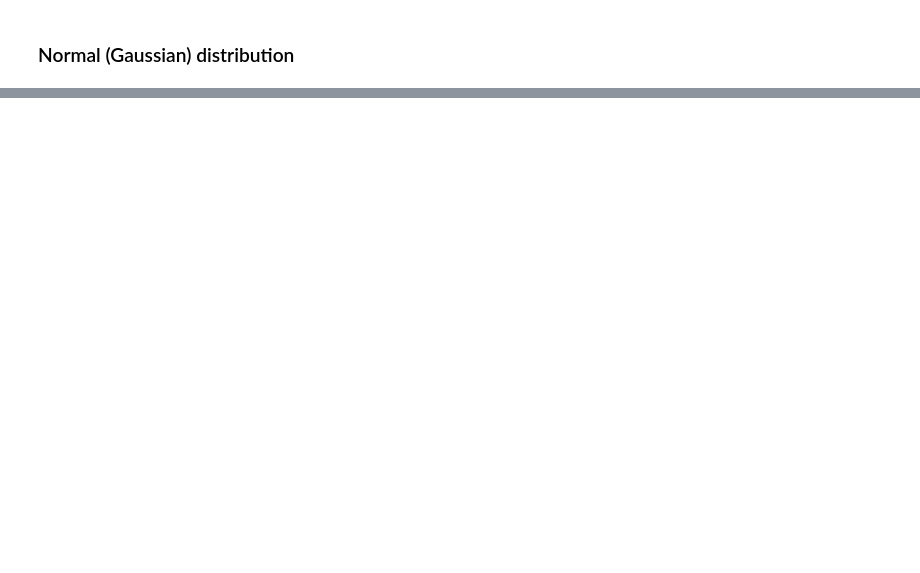
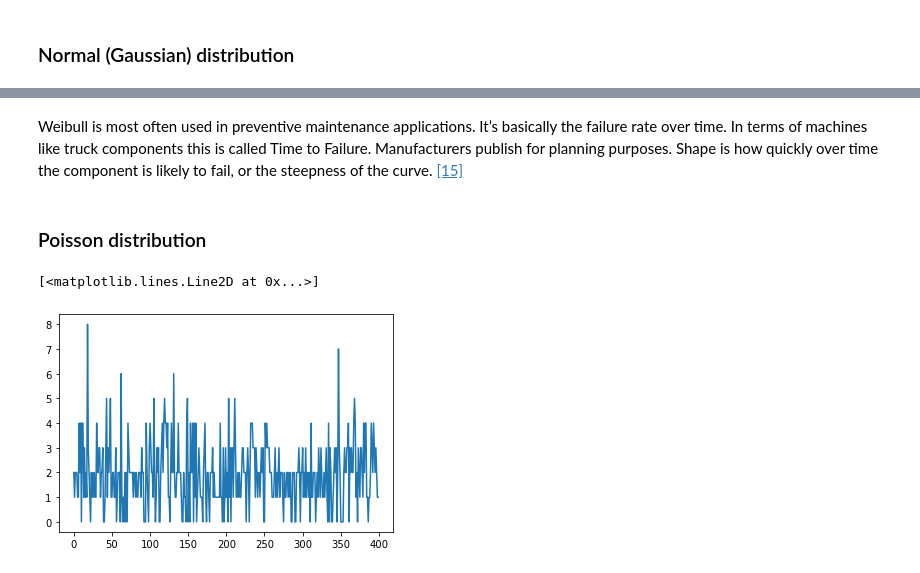
Before and after one commit to Anja585/SchoolAssignment-ProgrammingForDataAnalysis, a Jupyter notebook: numpy_random.ipynb, the cells around one changed output, grey strips where cells are left out. Cells and saved outputs as stored; diff of their text form; code cells hidden in the pictures; blank space fills up the shorter version.

```diff
--- a/numpy_random.ipynb
+++ b/numpy_random.ipynb
@@ -183,0 +197,10 @@ Using random() function in NumPy, we are saying to pick up the sample from the n
+# %% [markdown]
+Weibull is most often used in preventive maintenance applications. It’s basically the failure rate over time. In terms of machines like truck components this is called Time to Failure. Manufacturers publish for planning purposes. Shape is how quickly over time the component is likely to fail, or the steepness of the curve. [[15]](#Reference)
+# %% [markdown]
+### Poisson distribution
+# %%
+s = rng.poisson(2,400)
+plt.plot(s)
+# %% [output]
+[<matplotlib.lines.Line2D at 0x...>]
+[figure, added]
```
Also changed, not shown: parts of 13 cells of this notebook.
